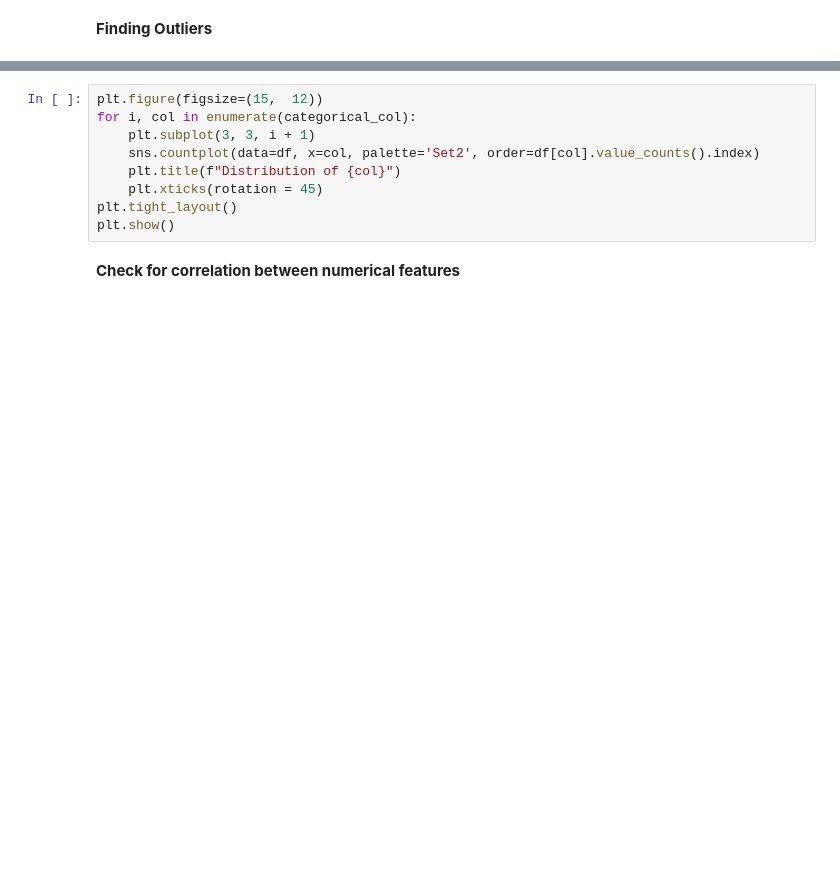
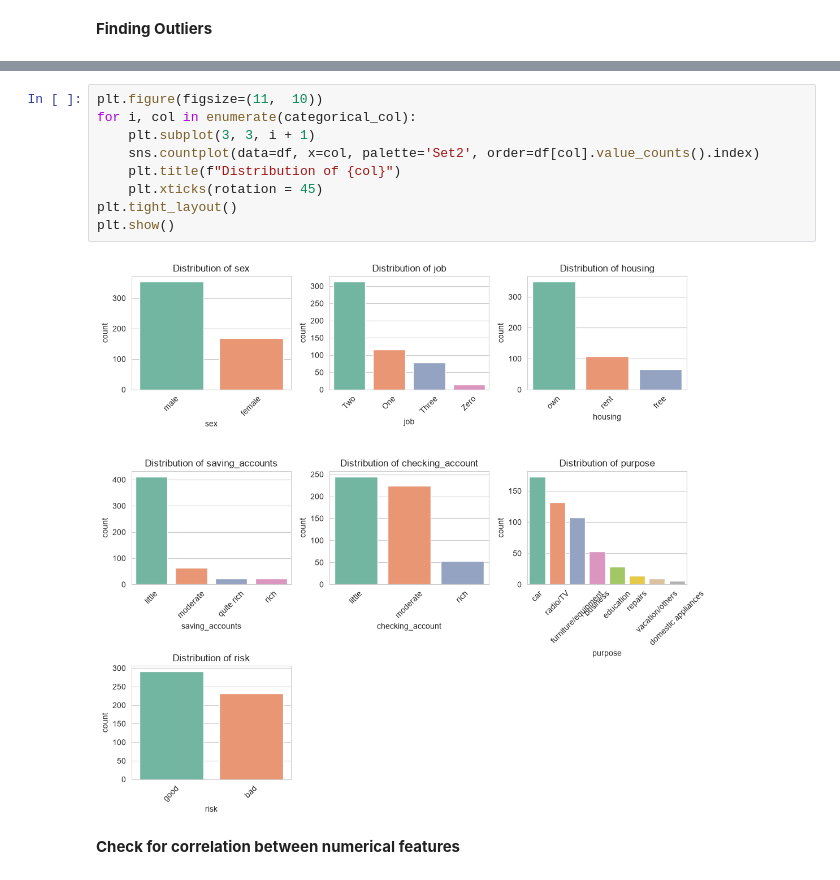
Before and after one commit to th3realAyo/credit-risk, a Jupyter notebook: script.ipynb, the cells around one changed output, grey strips where cells are left out. Drawn from its saved outputs; the diff is of its cells as text; blank space fills up the shorter version.

```diff
--- a/script.ipynb
+++ b/script.ipynb
@@ -295,12 +322,14 @@ df.query("duration >= 60")
 # %%
-plt.figure(figsize=(15,  12))
+plt.figure(figsize=(11,  10))
 for i, col in enumerate(categorical_col):
     plt.subplot(3, 3, i + 1)
     sns.countplot(data=df, x=col, palette='Set2', order=df[col].value_counts().index)
     plt.title(f"Distribution of {col}")
     plt.xticks(rotation = 45)
 plt.tight_layout()
 plt.show()
+# %% [output]
+[figure, added]
 # %% [markdown]
 **Check for correlation between numerical features**
 # %%
```
Also changed, not shown: parts of 56 cells of this notebook.
